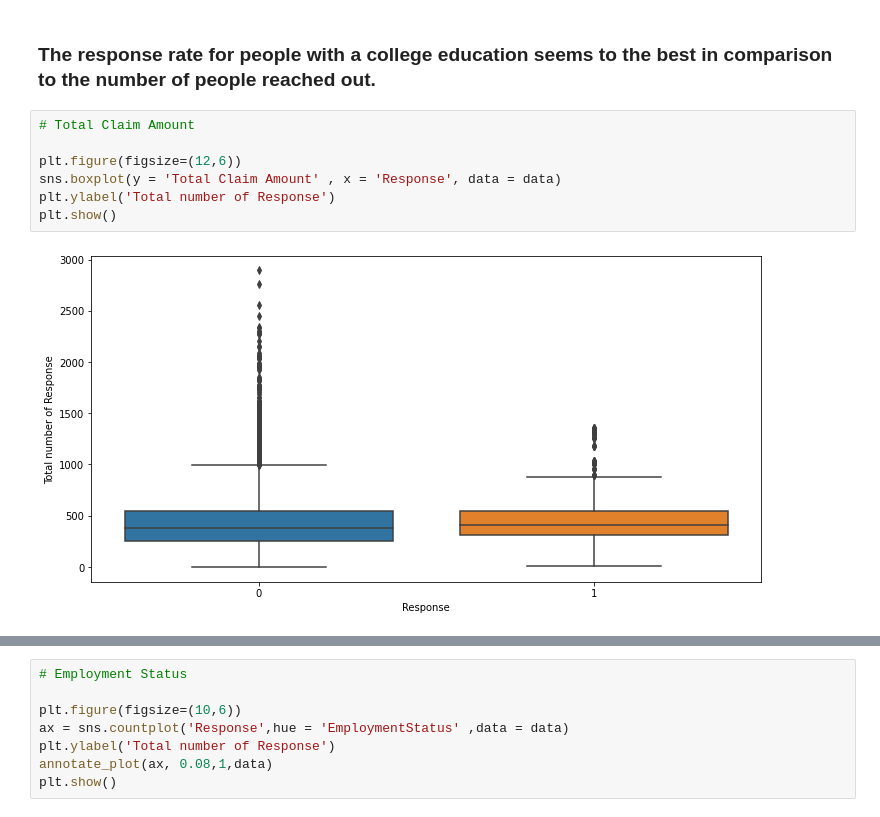
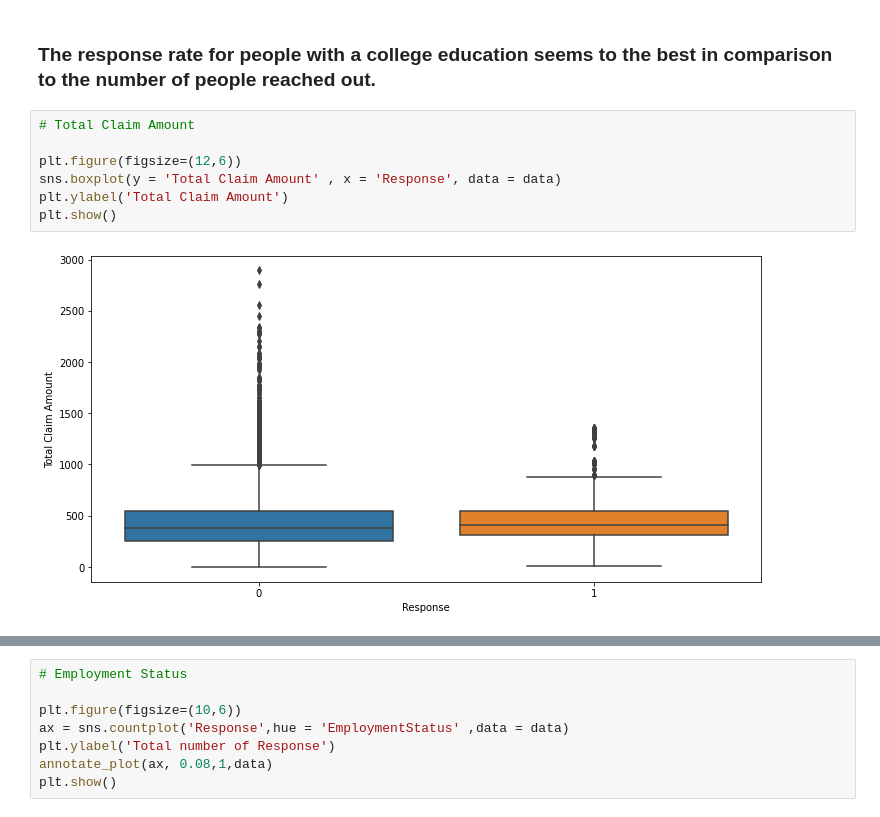
Before and after one commit to akmenon1996/Clickthroughprediction, a Jupyter notebook: src/notebooks/data_viz.ipynb, the cells around one changed output, grey strips where cells are left out. Saved outputs shown, nothing was run; the diff lists cells and outputs as text.

```diff
--- a/src/notebooks/data_viz.ipynb
+++ b/src/notebooks/data_viz.ipynb
@@ -164,9 +173,9 @@ plt.show()
 # %%
 # Total Claim Amount
 
 plt.figure(figsize=(12,6))
 sns.boxplot(y = 'Total Claim Amount' , x = 'Response', data = data)
-plt.ylabel('Total number of Response')
+plt.ylabel('Total Claim Amount')
 plt.show()
 # %% [output]
-[figure, old version]
+[figure, new version]
```
Also changed, not shown: parts of 7 cells of this notebook, 4 other files.
